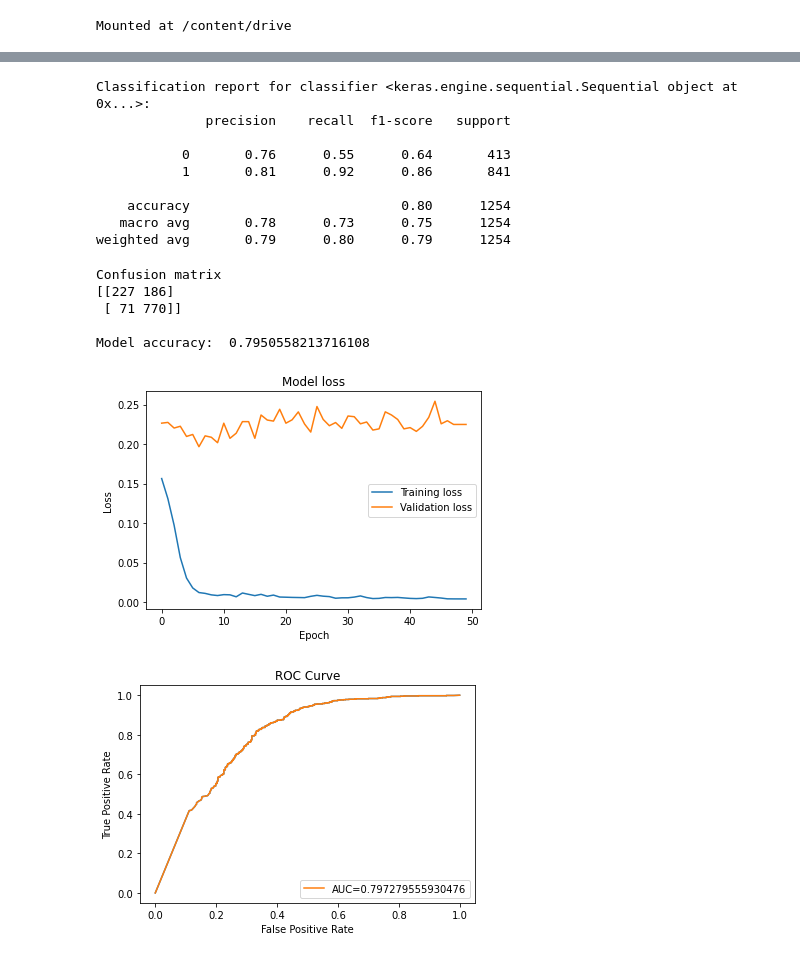
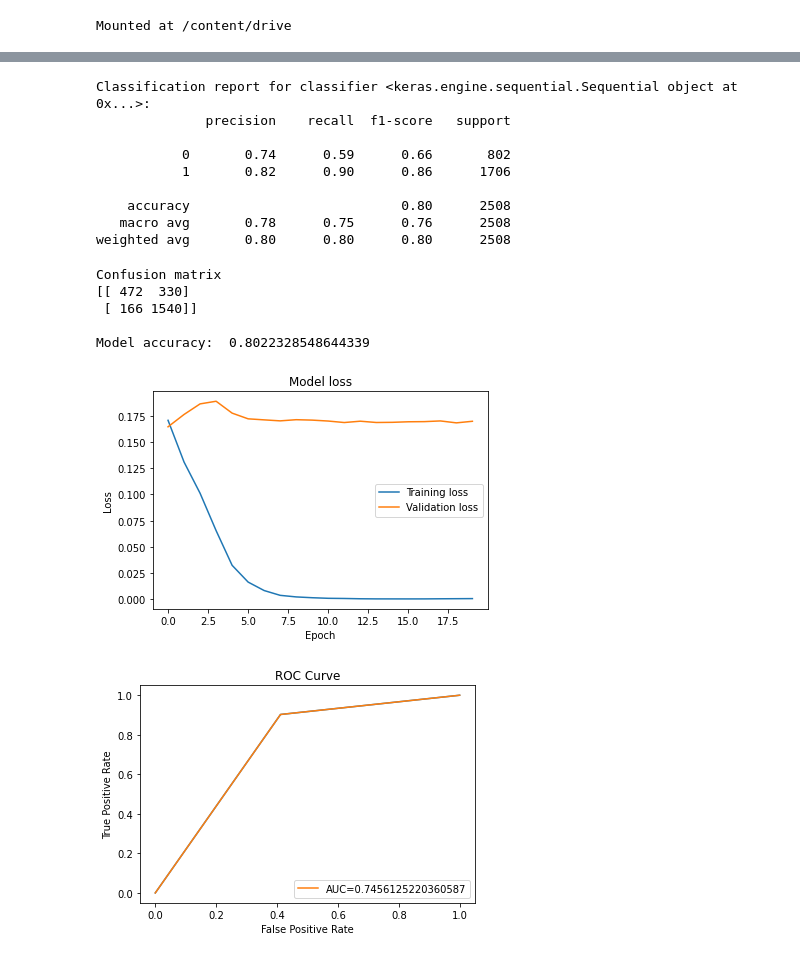
Before and after one commit to 0xOrigin/ANN_SVM_Project, a Jupyter notebook: Notebooks/Models/ANN_Img.ipynb, the cells around one changed output, grey strips where cells are left out. Saved outputs shown, nothing was run; the diff lists cells and outputs as text; code cells hidden in the pictures.

```diff
--- a/Notebooks/Models/ANN_Img.ipynb
+++ b/Notebooks/Models/ANN_Img.ipynb
@@ -19,8 +19,7 @@ pickle_in.close()
 
 print("Number of images in dataset: " ,len(X))
 
-X_train, X_rem, y_train, y_rem = train_test_split(X, Y, train_size=0.8, random_state=0)
-X_valid, X_test, y_valid, y_test = train_test_split(X_rem, y_rem, test_size=0.5, random_state=0)
+X_train, X_test, y_train, y_test = train_test_split(X, Y, test_size=0.2, random_state=4)
 
 image_size = X_train.shape[1]
 input_size = image_size
@@ -35,17 +34,15 @@ X_test=X_test.astype('float32')/255
 checkpoint = tf.keras.callbacks.ModelCheckpoint(filepath="/content/drive/MyDrive/ML_Results_Main/ANN_Img_weights.h5", verbose=1, save_best_only=True)
 
 ann = tf.keras.models.Sequential()
+ann.add(tf.keras.layers.Dense(units = 512,activation='relu'))
 ann.add(tf.keras.layers.Dense(units = 256,activation='relu'))
 ann.add(tf.keras.layers.Dense(units = 128,activation='relu'))
-ann.add(tf.keras.layers.Dense(units = 1,activation='sigmoid'))
-ann.compile(optimizer = 'adam', loss = 'mse', metrics = ['accuracy'])
+ann.add(tf.keras.layers.Dense(units = 1,activation='linear'))
+ann.compile(optimizer = 'adam', loss = 'mean_squared_error', metrics = ['accuracy'])
 
-history = ann.fit(X_train, y_train, epochs = 50, validation_data=(X_valid, y_valid), callbacks=[checkpoint])
+history = ann.fit(X_train, y_train, epochs = 20, batch_size=80, validation_split = 0.2, callbacks=[checkpoint])
 
-y_pred = ann.predict(X_test)
-y_pred = (y_pred > 0.5)
-
-loss,acc = ann.evaluate(X_test,y_test)
+loss, acc = ann.evaluate(X_test,y_test)
 
 print()
 print("Loss: ", loss)
@@ -78,16 +78,14 @@ print("Classification report for classifier %s:\n%s\n" % (
 Classification report for classifier <keras.engine.sequential.Sequential object at 0x...>:
               precision    recall  f1-score   support
 
-           0       0.76      0.55      0.64       413
-           1       0.81      0.92      0.86       841
+           0       0.74      0.59      0.66       802
+           1       0.82      0.90      0.86      1706
 
-    accuracy                           0.80      1254
-   macro avg       0.78      0.73      0.75      1254
-weighted avg       0.79      0.80      0.79      1254
+    accuracy                           0.80      2508
+   macro avg       0.78      0.75      0.76      2508
+weighted avg       0.80      0.80      0.80      2508
 # %%
 ################# Confusion matrix
-y_pred = ann.predict(X_test)
-y_pred = (y_pred > 0.5)
 cm = confusion_matrix(y_test, y_pred)
 print("Confusion matrix")
 print(cm)
@@ -97,10 +95,10 @@ print()
 print("Model accuracy: ", accuracy_score(y_test, y_pred))
 # %% [output]
 Confusion matrix
-[[227 186]
- [ 71 770]]
+[[ 472  330]
+ [ 166 1540]]
 
-Model accuracy:  0.7950558213716108
+Model accuracy:  0.8022328548644339
 # %%
 ################### Loss Curve
 plt.plot(history.history['loss'])
@@ -111,19 +109,19 @@ plt.xlabel('Epoch')
 plt.legend(['Training loss', 'Validation loss'], loc='center right')
 plt.show()
 # %% [output]
-[figure, old version]
+[figure, new version]
 # %%
 ################## ROC Curve
-y_pred = ann.predict(X_test).ravel()
+y_pred = y_pred.ravel()
 fpr, tpr, _ = roc_curve(y_test,  y_pred)
 plt.plot(fpr,tpr)
 auc = roc_auc_score(y_test, y_pred)
 plt.plot(fpr,tpr,label="AUC="+str(auc))
 plt.title('ROC Curve')
 plt.ylabel('True Positive Rate')
 plt.xlabel('False Positive Rate')
 plt.legend(loc=4)
 plt.show()
 # %% [output]
-[figure, old version]
+[figure, new version]
 # %%
```
Also changed, not shown: parts of 5 cells of this notebook, 13 other files.
